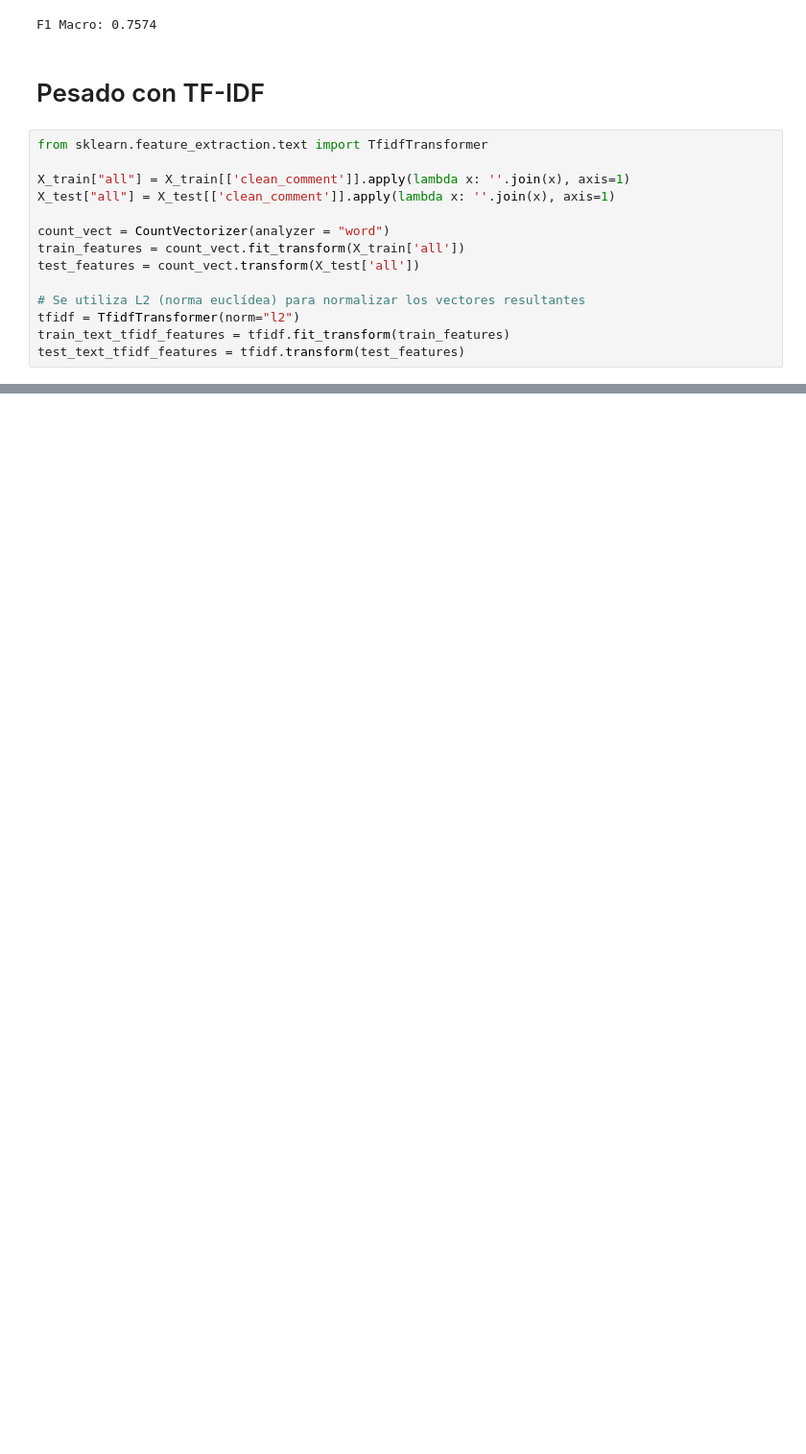
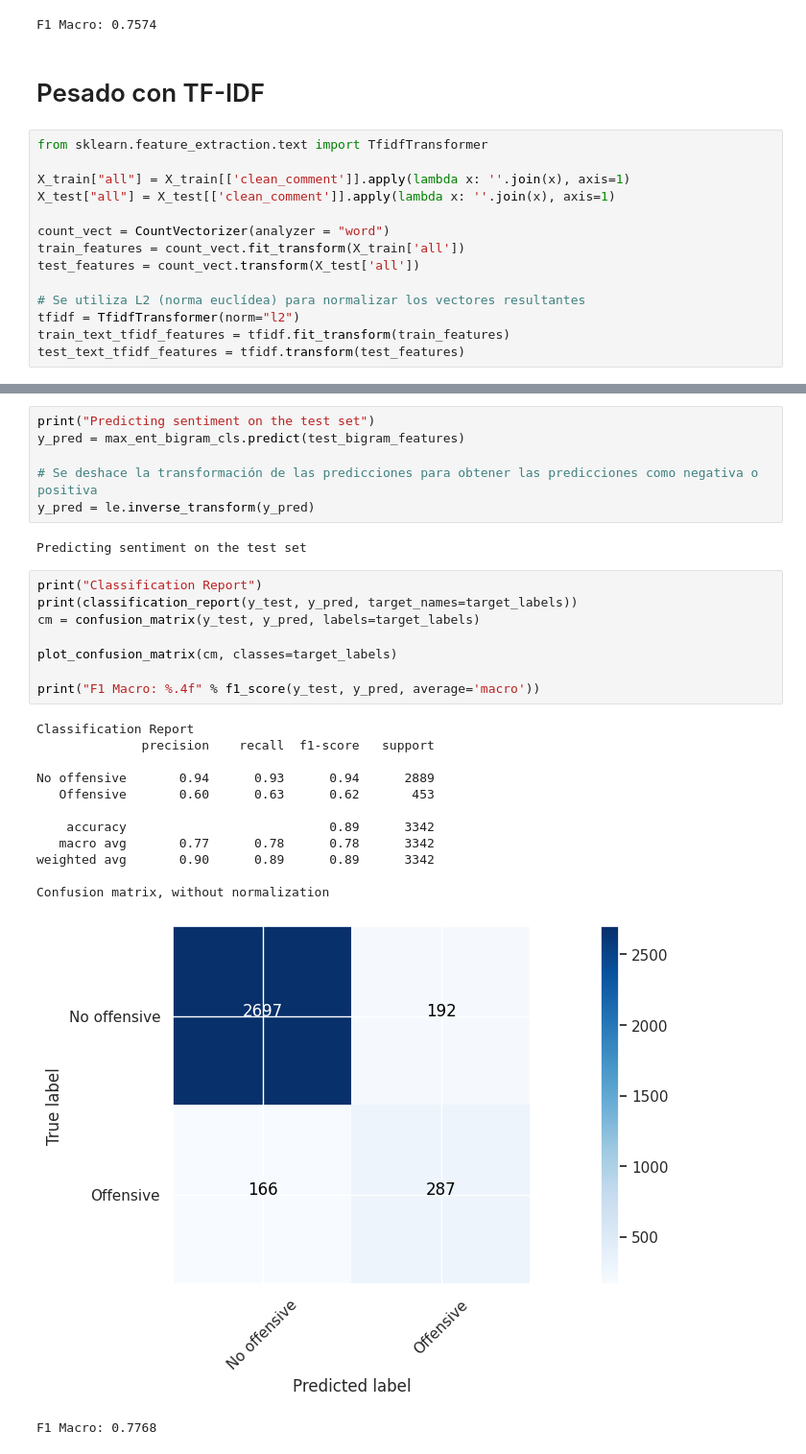
Before and after one commit to jeferal/nn_notebooks, a Jupyter notebook: final/intro_ml.ipynb, the cells around one changed output, grey strips where cells are left out. Shown at 96% size. Cells and saved outputs as stored; diff of their text form; blank space fills up the shorter version.

```diff
--- a/final/intro_ml.ipynb
+++ b/final/intro_ml.ipynb
@@ -738,0 +773,30 @@ F1 Macro: 0.7574
+# %%
+print("Predicting sentiment on the test set")
+y_pred = max_ent_bigram_cls.predict(test_bigram_features)
+
+# Se deshace la transformación de las predicciones para obtener las predicciones como negativa o positiva
+y_pred = le.inverse_transform(y_pred)
+# %% [output]
+Predicting sentiment on the test set
+# %%
+print("Classification Report")
+print(classification_report(y_test, y_pred, target_names=target_labels))
+cm = confusion_matrix(y_test, y_pred, labels=target_labels)
+
+plot_confusion_matrix(cm, classes=target_labels)
+
+print("F1 Macro: %.4f" % f1_score(y_test, y_pred, average='macro'))
+# %% [output]
+Classification Report
+              precision    recall  f1-score   support
+
+No offensive       0.94      0.93      0.94      2889
+   Offensive       0.60      0.63      0.62       453
+
+    accuracy                           0.89      3342
+   macro avg       0.77      0.78      0.78      3342
+weighted avg       0.90      0.89      0.89      3342
+
+Confusion matrix, without normalization
+[figure, added]
+F1 Macro: 0.7768
```
Also changed, not shown: parts of 17 cells of this notebook, 1 other file.
